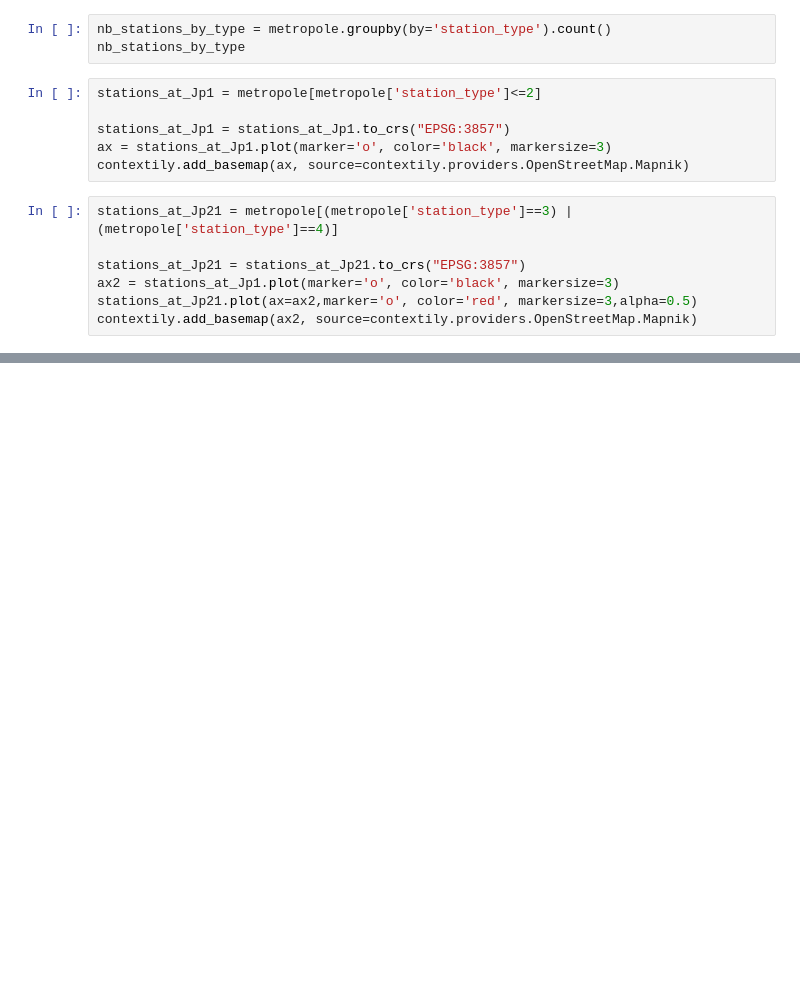
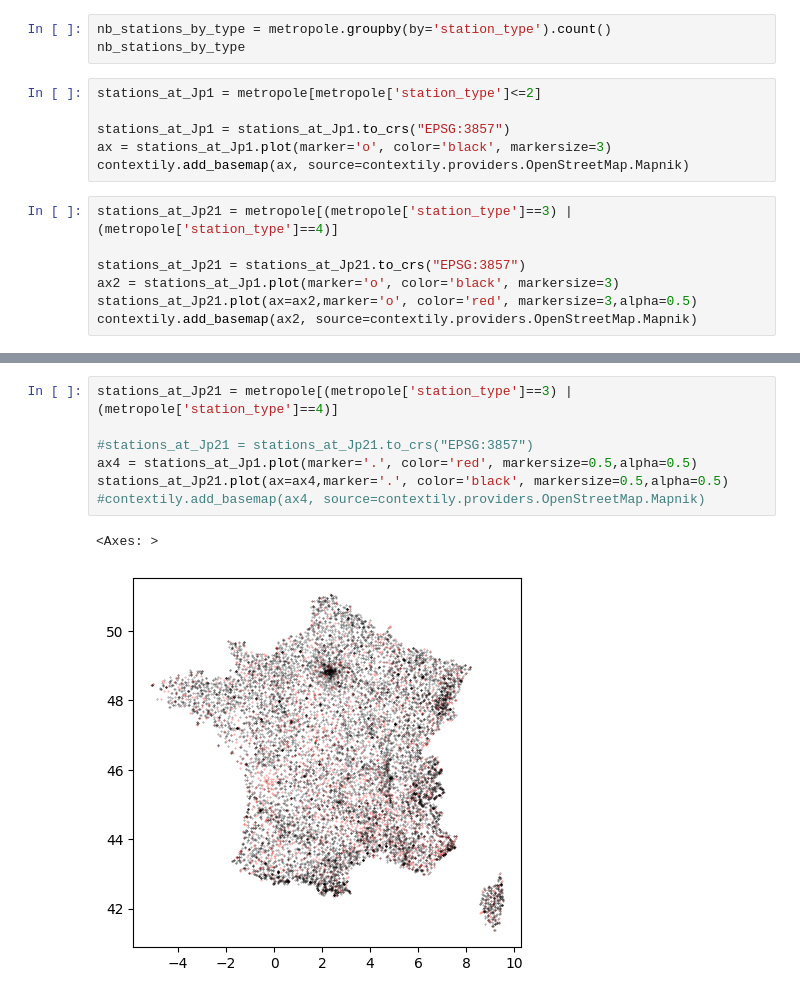
Before and after one commit to dataforgoodfr/14_ValorisationDonneeMeteo, a Jupyter notebook: cartography/First_maps.ipynb, the cells around one changed output, grey strips where cells are left out. Cells and saved outputs as stored; diff of their text form; blank space fills up the shorter version.

```diff
--- a/cartography/First_maps.ipynb
+++ b/cartography/First_maps.ipynb
@@ -52,0 +61,10 @@ contextily.add_basemap(ax2, source=contextily.providers.OpenStreetMap.Mapnik)
+# %%
+stations_at_Jp21 = metropole[(metropole['station_type']==3) | (metropole['station_type']==4)]
+
+#stations_at_Jp21 = stations_at_Jp21.to_crs("EPSG:3857")
+ax4 = stations_at_Jp1.plot(marker='.', color='red', markersize=0.5,alpha=0.5)
+stations_at_Jp21.plot(ax=ax4,marker='.', color='black', markersize=0.5,alpha=0.5)
+#contextily.add_basemap(ax4, source=contextily.providers.OpenStreetMap.Mapnik)
+# %% [output]
+<Axes: >
+[figure, added]
```
Also changed, not shown: parts of 1 cell of this notebook.
